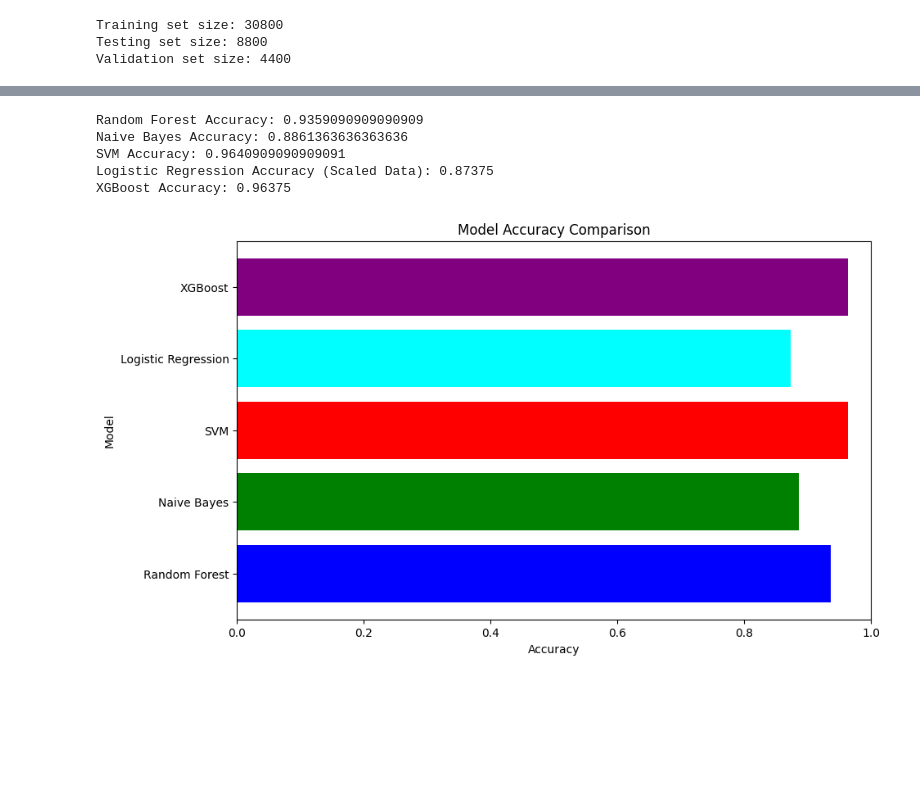
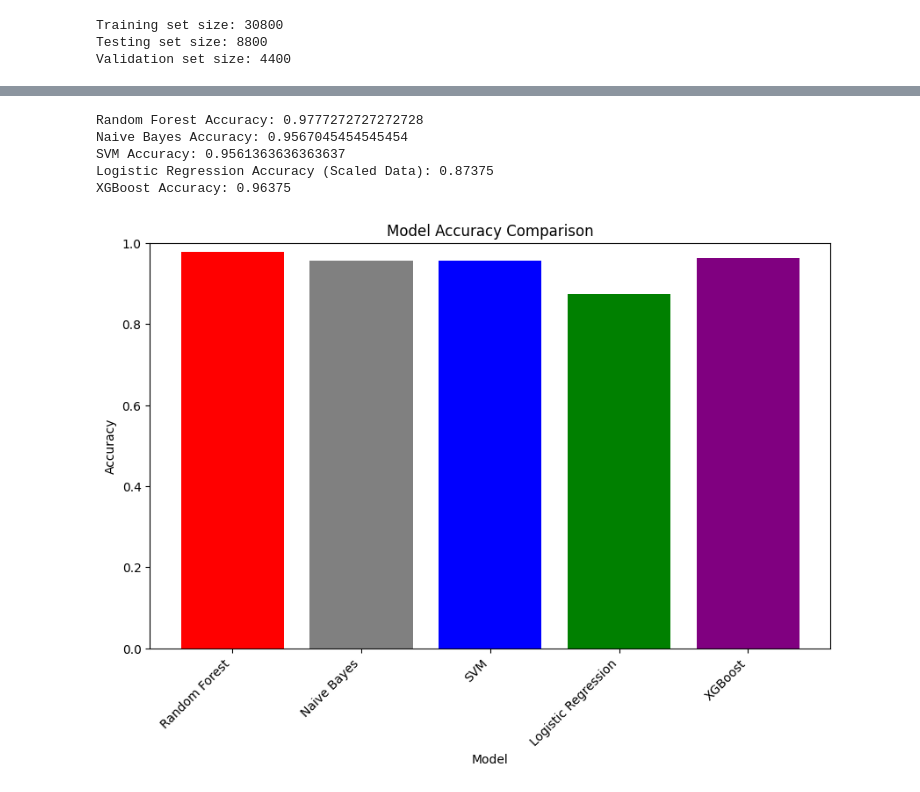
Before and after one commit to qasmendoza/crop-recommendation, a Jupyter notebook: Crops.ipynb, the cells around one changed output, grey strips where cells are left out. Drawn from its saved outputs; the diff is of its cells as text; code cells hidden in the pictures; blank space fills up the shorter version.

```diff
--- a/Crops.ipynb
+++ b/Crops.ipynb
@@ -53,7 +71,7 @@ Testing set size: 8800
 Validation set size: 4400
 # %%
 # Random Forest
-clf_rf = RandomForestClassifier(n_estimators=50, max_depth=6, max_features=5, random_state=0)
+clf_rf = RandomForestClassifier(n_estimators=90, max_depth=6, max_features=4, random_state=0)
 clf_rf.fit(X_train_temp, y_train_temp)
 
 # Perform 5-fold cross-validation
@@ -79,9 +97,12 @@ n_classes = y_bin_test.shape[1]
 # Compute the confusion matrix
 conf_mat_rf = confusion_matrix(y_test, y_pred_rf)
 
+# Extract unique class labels
+class_labels = data['label'].unique()
+
 # Plot using Seaborn
 plt.figure(figsize=(10,7))
-sns.heatmap(conf_mat_rf, annot=True, fmt="d", cmap='Blues')
+sns.heatmap(conf_mat_rf, annot=True, fmt="d", cmap='Blues', xticklabels=class_labels, yticklabels=class_labels)
 plt.xlabel('Predicted labels')
 plt.ylabel('True labels')
 plt.title('Confusion Matrix for Random Forest')
@@ -141,7 +162,7 @@ weighted avg       0.96      0.94      0.93      8800
 # %%
 # Set var_smoothing parameter for regularization; you can adjust the value as needed
 # Naive Bayes with regularization
-var_smoothing_value = 1e-0
+var_smoothing_value = 1e-1
 clf_nb = GaussianNB(var_smoothing=var_smoothing_value)
 
 # Perform 5-fold cross-validation
@@ -167,11 +188,14 @@ y_bin_pred_nb = label_binarize(y_pred_nb, classes=data['label'].unique())
 n_classes = y_bin_test.shape[1]
 
 # Compute the confusion matrix
-conf_mat_nb = confusion_matrix(y_test, y_pred_nb)
+conf_mat_nb = confusion_matrix(y_test, y_pred_rf)
+
+# Extract unique class labels
+class_labels = data['label'].unique()
 
 # Plot using Seaborn
 plt.figure(figsize=(10,7))
-sns.heatmap(conf_mat_nb, annot=True, fmt="d", cmap='Blues')
+sns.heatmap(conf_mat_nb, annot=True, fmt="d", cmap='Blues', xticklabels=class_labels, yticklabels=class_labels)
 plt.xlabel('Predicted labels')
 plt.ylabel('True labels')
 plt.title('Confusion Matrix for Naive Bayes')
@@ -236,7 +260,7 @@ weighted avg       0.91      0.89      0.87      8800
 # Use pipeline to ensure that the data is scaled before applying SVM
 clf_svm = make_pipeline(
     StandardScaler(),
-    SVC(gamma= 'auto', C=0.01, random_state=0) # Updated kernel and gamma
+    SVC(gamma = 0.1, C=0.01, random_state=0) # Updated kernel and gamma
 )
 
 # Using the pipeline to fit and predict ensures that scaling is applied in each step of CV and prediction.
@@ -263,11 +287,14 @@ y_bin_pred_svm = label_binarize(y_pred_svm, classes=data['label'].unique())
 n_classes = y_bin_test.shape[1]
 
 # Compute the confusion matrix
-conf_mat_svm = confusion_matrix(y_test, y_pred_svm)
+conf_mat_svm = confusion_matrix(y_test, y_pred_rf)
+
+# Extract unique class labels
+class_labels = data['label'].unique()
 
 # Plot using Seaborn
 plt.figure(figsize=(10,7))
-sns.heatmap(conf_mat_svm, annot=True, fmt="d", cmap='Blues')
+sns.heatmap(conf_mat_svm, annot=True, fmt="d", cmap='Blues', xticklabels=class_labels, yticklabels=class_labels)
 plt.xlabel('Predicted labels')
 plt.ylabel('True labels')
 plt.title('Confusion Matrix for SVM')
@@ -466,25 +499,23 @@ print("SVM Accuracy:", accuracy_score_svm)
 print("Logistic Regression Accuracy (Scaled Data):", accuracy_score_lr)
 print("XGBoost Accuracy:", accuracy_score_xgb)
 # %% [output]
-Random Forest Accuracy: 0.9359090909090909
-Naive Bayes Accuracy: 0.8861363636363636
-SVM Accuracy: 0.9640909090909091
+Random Forest Accuracy: 0.9777272727272728
+Naive Bayes Accuracy: 0.9567045454545454
+SVM Accuracy: 0.9561363636363637
 Logistic Regression Accuracy (Scaled Data): 0.87375
 XGBoost Accuracy: 0.96375
 # %%
-
-
-# Assuming you have stored the accuracies in the following manner:
 model_names = ['Random Forest', 'Naive Bayes', 'SVM', 'Logistic Regression', 'XGBoost']
 accuracies = [accuracy_score_rf, accuracy_score_nb, accuracy_score_svm, accuracy_score_lr, accuracy_score_xgb]
 
 # Plotting
 plt.figure(figsize=(10, 6))
-plt.barh(model_names, accuracies, color=['blue', 'green', 'red', 'cyan', 'purple'])
-plt.xlabel('Accuracy')
-plt.ylabel('Model')
+plt.bar(model_names, accuracies, color=['red', 'gray', 'blue', 'green', 'purple'])
+plt.ylabel('Accuracy')
+plt.xlabel('Model')
 plt.title('Model Accuracy Comparison')
-plt.xlim(0, 1)  # Assuming accuracy is a fraction. If it's in %, change to (0,100)
+plt.ylim(0, 1)  # Assuming accuracy is a fraction. If it's in %, change to (0, 100)
+plt.xticks(rotation=45, ha='right')  # Rotate x-axis labels for readability
 plt.show()
 # %% [output]
-[figure, old version]
+[figure, new version]
```
Also changed, not shown: parts of 6 cells of this notebook.
